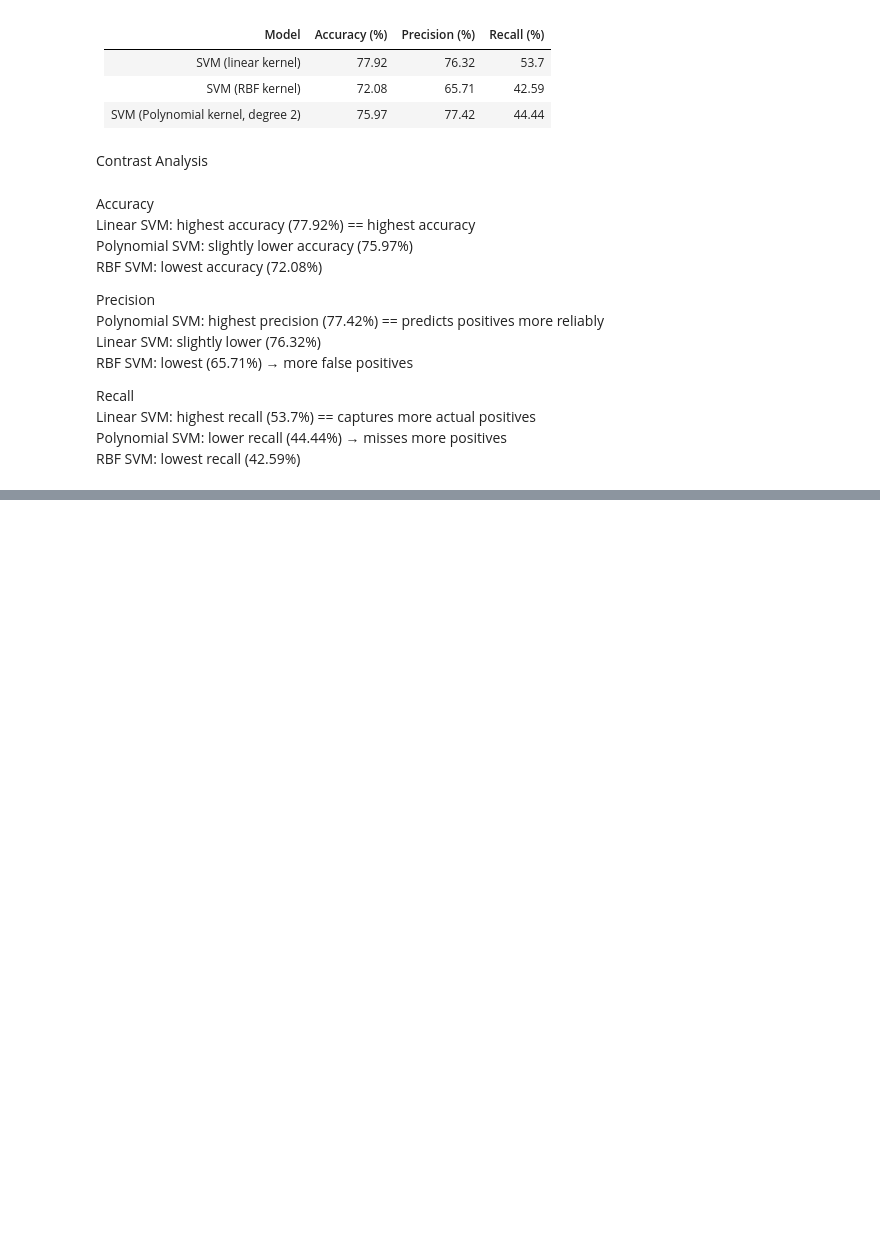
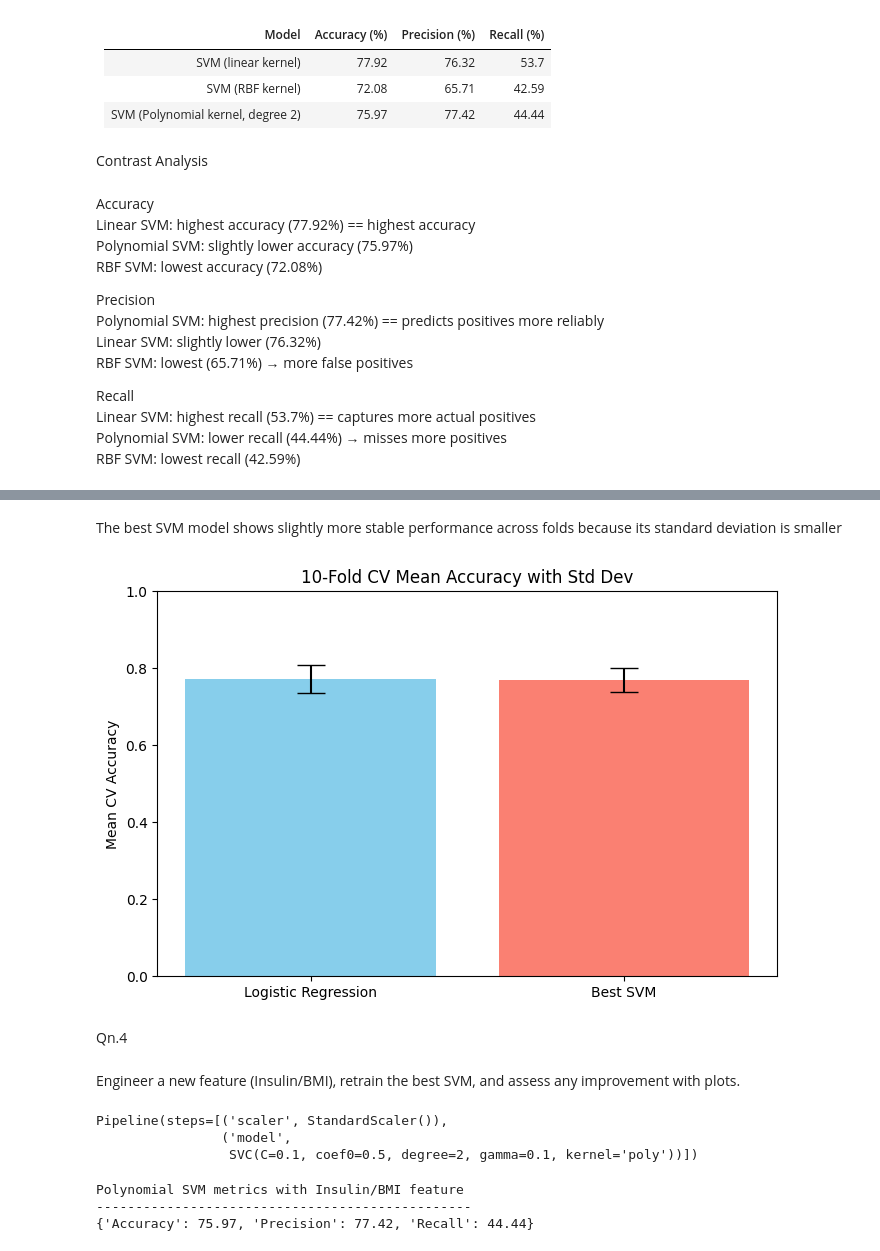
Before and after one commit to anthonybyamugisha/diabates_model, a Jupyter notebook: Lab 5 - Logistic regression and SVM.ipynb, the cells around one changed output, grey strips where cells are left out. Drawn from its saved outputs; the diff is of its cells as text; code cells hidden in the pictures; blank space fills up the shorter version.

```diff
--- a/Lab 5 - Logistic regression and SVM.ipynb
+++ b/Lab 5 - Logistic regression and SVM.ipynb
@@ -335,0 +383,19 @@ RBF SVM: lowest recall (42.59%)
+# %% [markdown]
+The best SVM model shows slightly more stable performance across folds because its standard deviation is smaller
+# %%
+#plotting mean accuracy with error bars for standard deviation
+means = [mean_lr, mean_svm]
+stds = [std_lr, std_svm]
+models = ['Logistic Regression', 'Best SVM']
+plt.figure(figsize=(8,5))
+plt.bar(models, means, yerr=stds, capsize=10, color=['skyblue', 'salmon'])
+plt.ylabel("Mean CV Accuracy")
+plt.title("10-Fold CV Mean Accuracy with Std Dev")
+plt.ylim(0, 1)
+plt.show()
+# %% [output]
+[figure, added]
+# %% [markdown]
+Qn.4
+# %% [markdown]
+Engineer a new feature (Insulin/BMI), retrain the best SVM, and assess any improvement with plots.
@@ -335,0 +422,7 @@ RBF SVM: lowest recall (42.59%)
+# %%
+#fitting the best polynomial kernel SVM model with the new feature
+best_poly_pipe.fit(X_train, y_train)
+# %% [output]
+Pipeline(steps=[('scaler', StandardScaler()),
+                ('model',
+                 SVC(C=0.1, coef0=0.5, degree=2, gamma=0.1, kernel='poly'))])
@@ -335,0 +432,10 @@ RBF SVM: lowest recall (42.59%)
+# %%
+#computing metrics for the updated polynomial kernel SVM model
+poly_metrics_new = classification_metrics(y_test, y_pred_poly_new)
+print("Polynomial SVM metrics with Insulin/BMI feature")
+print("------------------------------------------------")
+print(poly_metrics_new)
+# %% [output]
+Polynomial SVM metrics with Insulin/BMI feature
+------------------------------------------------
+{'Accuracy': 75.97, 'Precision': 77.42, 'Recall': 44.44}
```
Also changed, not shown: parts of 12 cells of this notebook.
